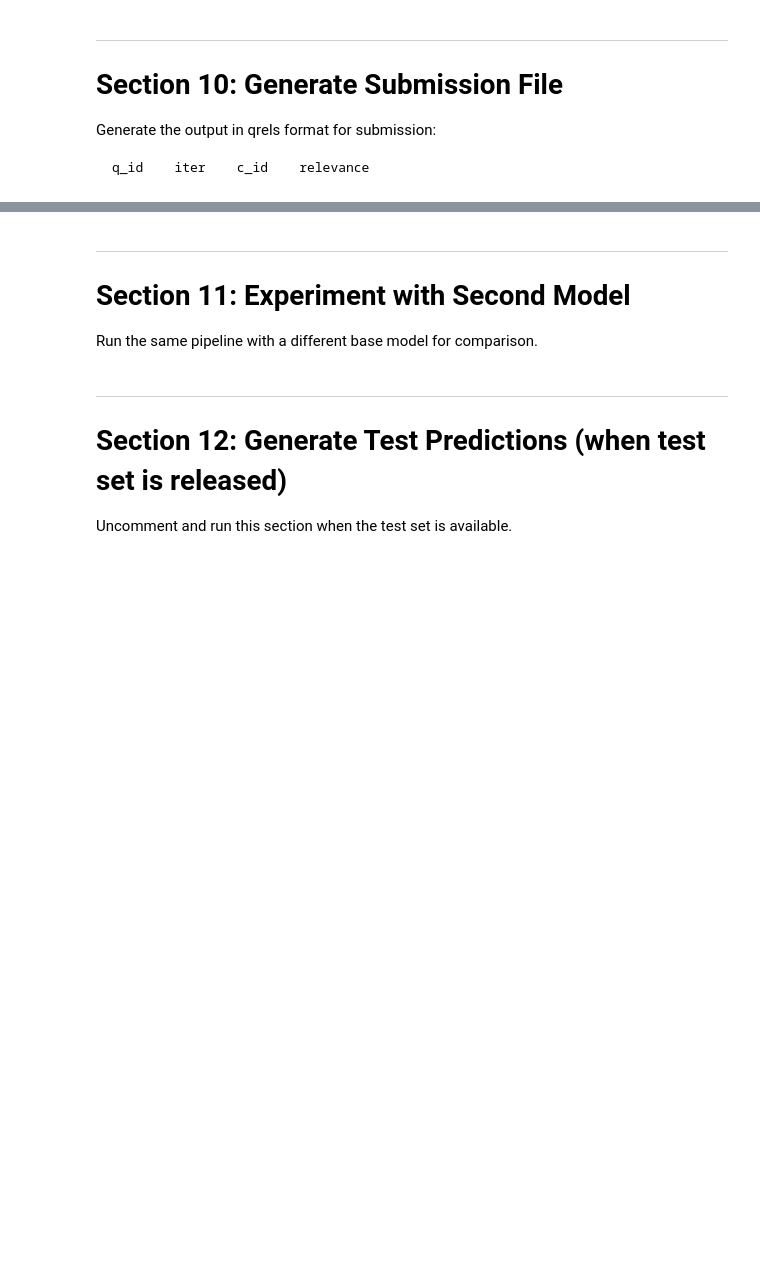
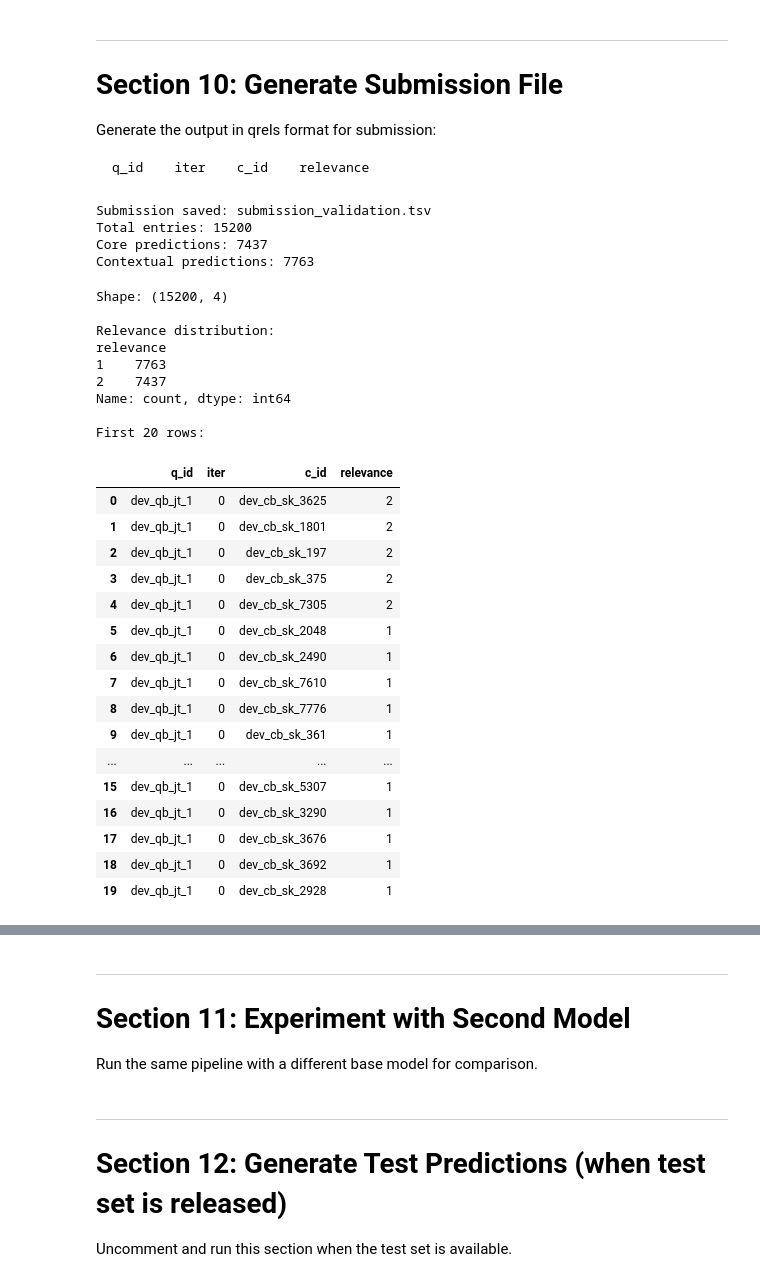
Before and after one commit to hussainronaque/llm-project, a Jupyter notebook: Code/TalentCLEF_TaskB.ipynb, the cells around one changed output, grey strips where cells are left out. Saved outputs shown, nothing was run; the diff lists cells and outputs as text; code cells hidden in the pictures; blank space fills up the shorter version.

```diff
--- a/Code/TalentCLEF_TaskB.ipynb
+++ b/Code/TalentCLEF_TaskB.ipynb
@@ -105,7 +125,8 @@ for f in os.listdir(VAL_DIR):
 job2skill = pd.read_csv(
     os.path.join(TRAIN_DIR, 'job2skill.tsv'),
     sep='\t',
-    header=0
+    header=None,
+    names=['job_id', 'skill_id', 'rel_type']
 )
 print(f"job2skill shape: {job2skill.shape}")
 print(f"Columns: {list(job2skill.columns)}")
@@ -157,9 +229,11 @@ print(val_corpus.head())
 # %%
 # Load validation qrels (ground truth relevance judgments)
+# Standard qrels format has NO header: q_id, iter, c_id, relevance
 val_qrels = pd.read_csv(
     os.path.join(VAL_DIR, 'qrels.tsv'),
     sep='\t',
-    header=0
+    header=None,
+    names=['q_id', 'iter', 'c_id', 'relevance']
 )
 print(f"Qrels entries: {len(val_qrels)}")
 print(f"\nRelevance distribution:")
@@ -299,9 +406,11 @@ We use a **Bi-Encoder** architecture with `sentence-transformers`:
 # ============================================================
 # HYPERPARAMETERS
 # ============================================================
-MODEL_NAME = 'all-MiniLM-L6-v2'  # Good baseline, fast
-# MODEL_NAME = 'intfloat/e5-base-v2'  # Alternative: stronger retrieval model
+# MODEL_NAME = 'all-MiniLM-L6-v2'  # Good baseline, fast
+MODEL_NAME = 'intfloat/e5-base-v2'  # Alternative: stronger retrieval model
 # MODEL_NAME = 'jinaai/jina-embeddings-v2-base-en'  # Alternative
+# MODEL_NAME = 'jjzha/jobbert-base-cased'
+# MODEL_NAME = 'xlm-roberta-base'
 
 BATCH_SIZE = 64
 NUM_EPOCHS = 3
@@ -632,3 +840,68 @@ submission = generate_submission(
     output_path='submission_validation.tsv',
     top_k=TOP_K
 )
+# %% [output]
+Submission saved: submission_validation.tsv
+Total entries: 15200
+Core predictions: 7437
+Contextual predictions: 7763
+# %%
+# ============================================================
+# VIEW SUBMISSION RESULTS
+# ============================================================
+submission = pd.read_csv('submission_validation.tsv', sep='\t')
+
+print(f"Shape: {submission.shape}")
+print(f"\nRelevance distribution:")
+print(submission['relevance'].value_counts())
+print(f"\nFirst 20 rows:")
+display(submission.head(20))
+
+# Show results for a specific query
+example_qid = submission['q_id'].unique()[0]
+example_jobtitle = val_query_text[example_qid]
+example_results = submission[submission['q_id'] == example_qid].copy()
+
+# Add skill names for readability
+example_results['skill_name'] = example_results['c_id'].map(val_corpus_text)
+print(f"\n{'='*60}")
+print(f"Query: {example_qid} = '{example_jobtitle}'")
+print(f"{'='*60}")
+print(f"\nCore skills (relevance=2):")
+core = example_results[example_results['relevance'] == 2]
+for _, row in core.iterrows():
+    print(f"  - {row['skill_name']}")
+
+print(f"\nContextual skills (relevance=1):")
+ctx = example_results[example_results['relevance'] == 1]
+for _, row in ctx.iterrows():
+    print(f"  - {row['skill_name']}")
+
+print(f"\nTotal: {len(core)} core, {len(ctx)} contextual")
+# %% [output]
+Shape: (15200, 4)
+
+Relevance distribution:
+relevance
+1    7763
+2    7437
+Name: count, dtype: int64
+
+First 20 rows:
+|  | q_id | iter | c_id | relevance |
+| 0 | dev_qb_jt_1 | 0 | dev_cb_sk_3625 | 2 |
+| 1 | dev_qb_jt_1 | 0 | dev_cb_sk_1801 | 2 |
+| 2 | dev_qb_jt_1 | 0 | dev_cb_sk_197 | 2 |
+| 3 | dev_qb_jt_1 | 0 | dev_cb_sk_375 | 2 |
+| 4 | dev_qb_jt_1 | 0 | dev_cb_sk_7305 | 2 |
+| 5 | dev_qb_jt_1 | 0 | dev_cb_sk_2048 | 1 |
+| 6 | dev_qb_jt_1 | 0 | dev_cb_sk_2490 | 1 |
+| 7 | dev_qb_jt_1 | 0 | dev_cb_sk_7610 | 1 |
+| 8 | dev_qb_jt_1 | 0 | dev_cb_sk_7776 | 1 |
+| 9 | dev_qb_jt_1 | 0 | dev_cb_sk_361 | 1 |
+| ... | ... | ... | ... | ... |
+| 15 | dev_qb_jt_1 | 0 | dev_cb_sk_5307 | 1 |
+| 16 | dev_qb_jt_1 | 0 | dev_cb_sk_3290 | 1 |
+| 17 | dev_qb_jt_1 | 0 | dev_cb_sk_3676 | 1 |
+| 18 | dev_qb_jt_1 | 0 | dev_cb_sk_3692 | 1 |
+| 19 | dev_qb_jt_1 | 0 | dev_cb_sk_2928 | 1 |
```
Also changed, not shown: parts of 26 cells of this notebook, 15 other files.
